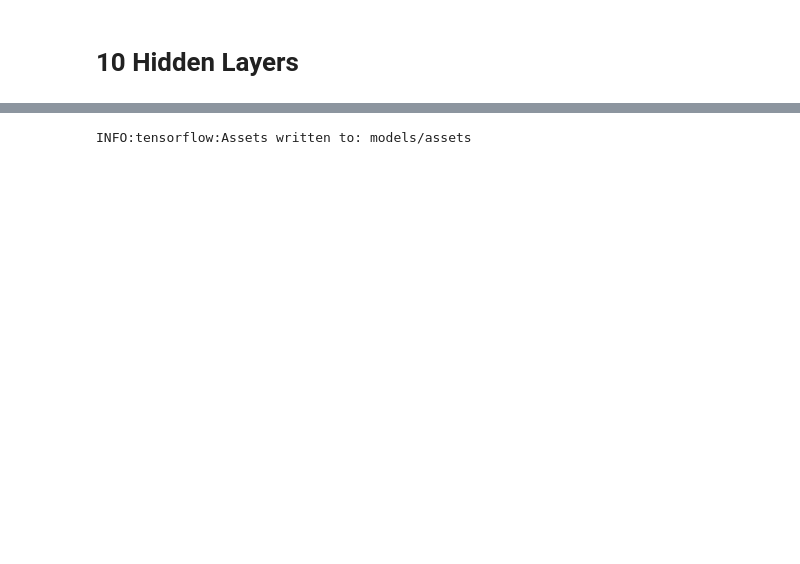
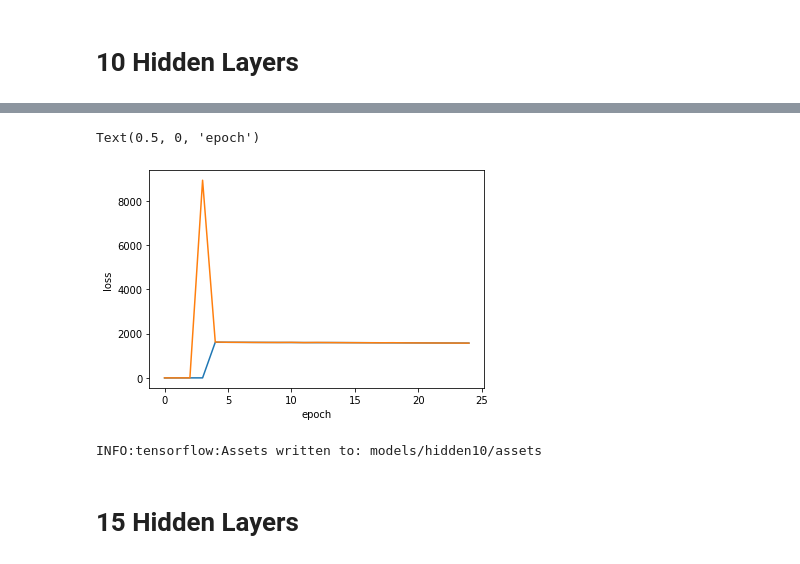
Before and after one commit to tig3r66/youreka_genes, a Jupyter notebook: src/neural_net/layer_eval.ipynb, the cells around one changed output, grey strips where cells are left out. Saved outputs shown, nothing was run; the diff lists cells and outputs as text; code cells hidden in the pictures; blank space fills up the shorter version.

```diff
--- a/src/neural_net/layer_eval.ipynb
+++ b/src/neural_net/layer_eval.ipynb
@@ -307,4 +323,14 @@ plt.show()
+# %%
+plt.plot(history10.history['loss'])
+plt.plot(history10.history['val_loss'])
+plt.ylabel('loss')
+plt.xlabel('epoch')
+# %% [output]
+Text(0.5, 0, 'epoch')
+[figure, added]
 # %%
-model10.model.save('models/')
+model10.model.save('models/hidden10/')
 # %% [output]
-INFO:tensorflow:Assets written to: models/assets
+INFO:tensorflow:Assets written to: models/hidden10/assets
+# %% [markdown]
+# 15 Hidden Layers
```
Also changed, not shown: parts of 24 cells of this notebook, 14 other files.
